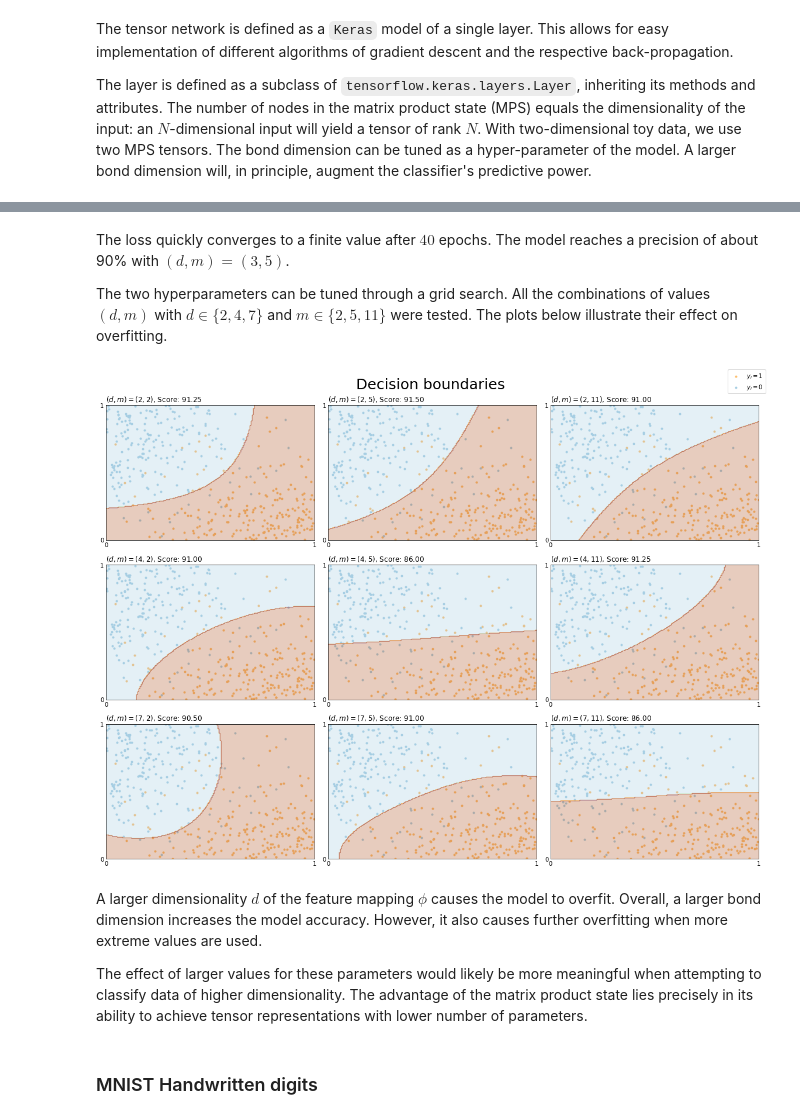
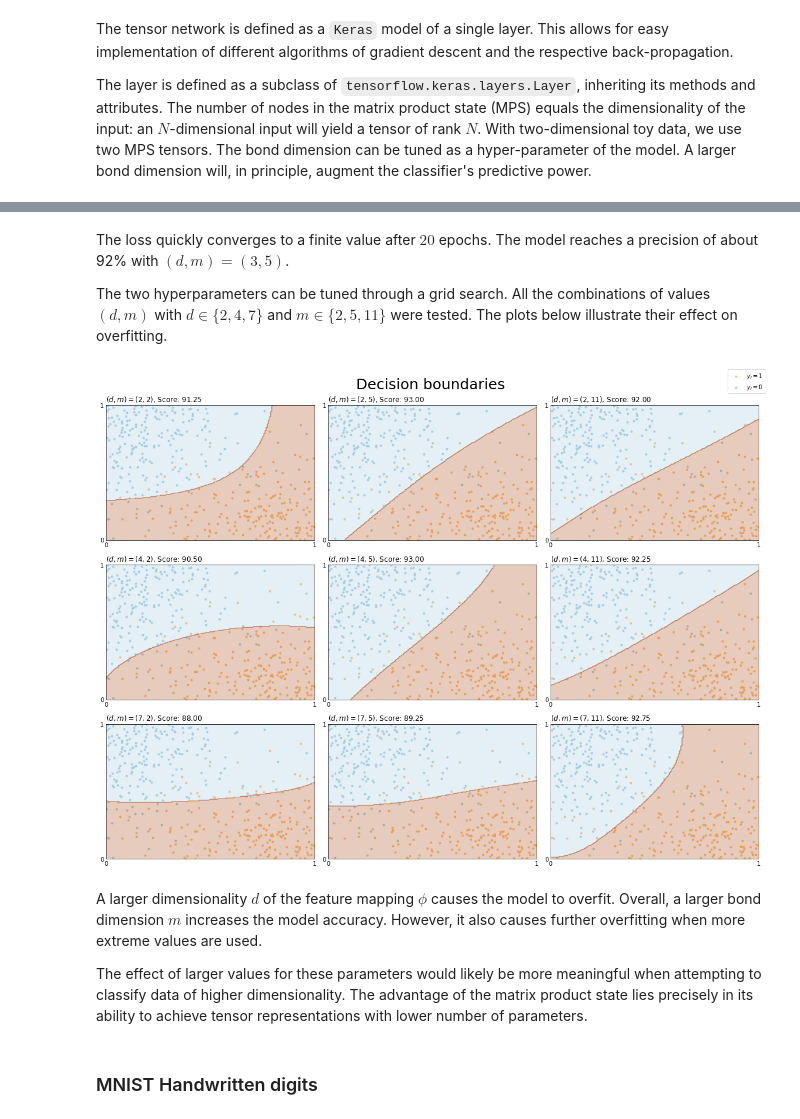
Before and after one commit to jtfreitas/QInfo_Final, a Jupyter notebook: final_nb.ipynb, the cells around one changed output, grey strips where cells are left out. Drawn from its saved outputs; the diff is of its cells as text; code cells hidden in the pictures.

```diff
--- a/final_nb.ipynb
+++ b/final_nb.ipynb
@@ -70,5 +100,5 @@ For this toy model, the objective function is chosen as the binary negative loga
 The model will aim to approximate the separating curve as illustrated in the plots below. This is the theoretical optimal separating plane, defined as the set of locations where the two distributions are equal $-$ where a classifier will predict either class with equal probability.
 # %%
 toy_plot = toy_model_plot(unit_sq, dist1, dist2, x_vals, y_est, x1, x2, x_test, labels_test)
-fig_dict['toy_plot'] = toy_plot
+fig_dict['toy_datagen_plot'] = toy_plot
 # %% [output]
@@ -125,19 +158,18 @@ fig_dict['toy_history'] = history_plot
 # %% [markdown]
-The loss quickly converges to a finite value after $40$ epochs. The model reaches a precision of about 90% with $(d,m) = (3,5)$.
+The loss quickly converges to a finite value after $20$ epochs. The model reaches a precision of about 92% with $(d,m) = (3,5)$.
 
 The two hyperparameters can be tuned through a grid search. All the combinations of values $(d,m)$ with $d \in \{2, 4, 7\}$ and $m \in \{2,5,11\}$ were tested. The plots below illustrate their effect on overfitting.
 # %%
 m_list = [2, 5, 11]
 d_list = [2, 4, 7]
 
-tf.compat.v1.logging.set_verbosity(tf.compat.v1.logging.ERROR)
 
 fig_contours, _ = decision_contours(d_list, m_list, x_train, x_test, labels_train, labels_test, n_epochs=20, figsize=(16,12), tight_layout='pad')
 fig_dict['toy_contours'] = fig_contours
 # %% [output]
-[figure, old version]
+[figure, new version]
 # %% [markdown]
-A larger dimensionality $d$ of the feature mapping $\phi$ causes the model to overfit. Overall, a larger bond dimension increases the model accuracy. However, it also causes further overfitting when more extreme values are used.
+A larger dimensionality $d$ of the feature mapping $\phi$ causes the model to overfit. Overall, a larger bond dimension $m$ increases the model accuracy. However, it also causes further overfitting when more extreme values are used.
 
 The effect of larger values for these parameters would likely be more meaningful when attempting to classify data of higher dimensionality. The advantage of the matrix product state lies precisely in its ability to achieve tensor representations with lower number of parameters.
 # %% [markdown]
```
Also changed, not shown: parts of 25 cells of this notebook.
